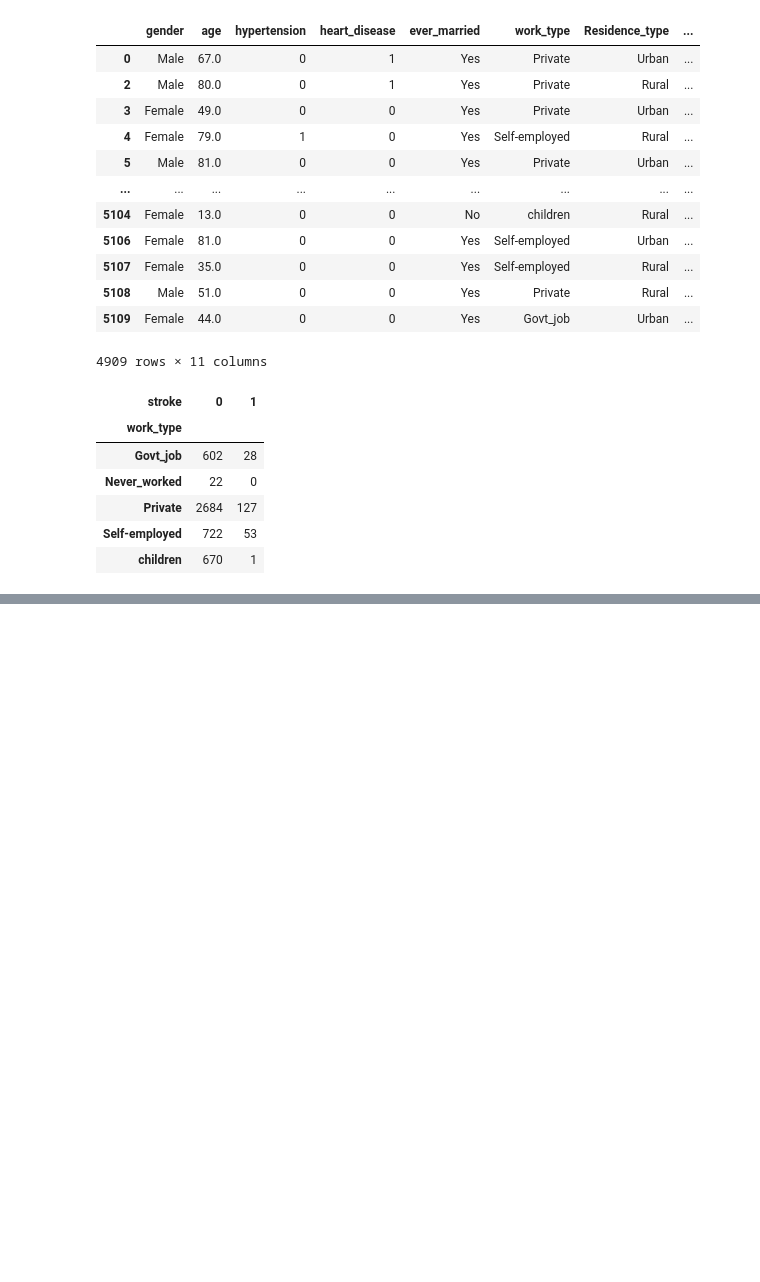
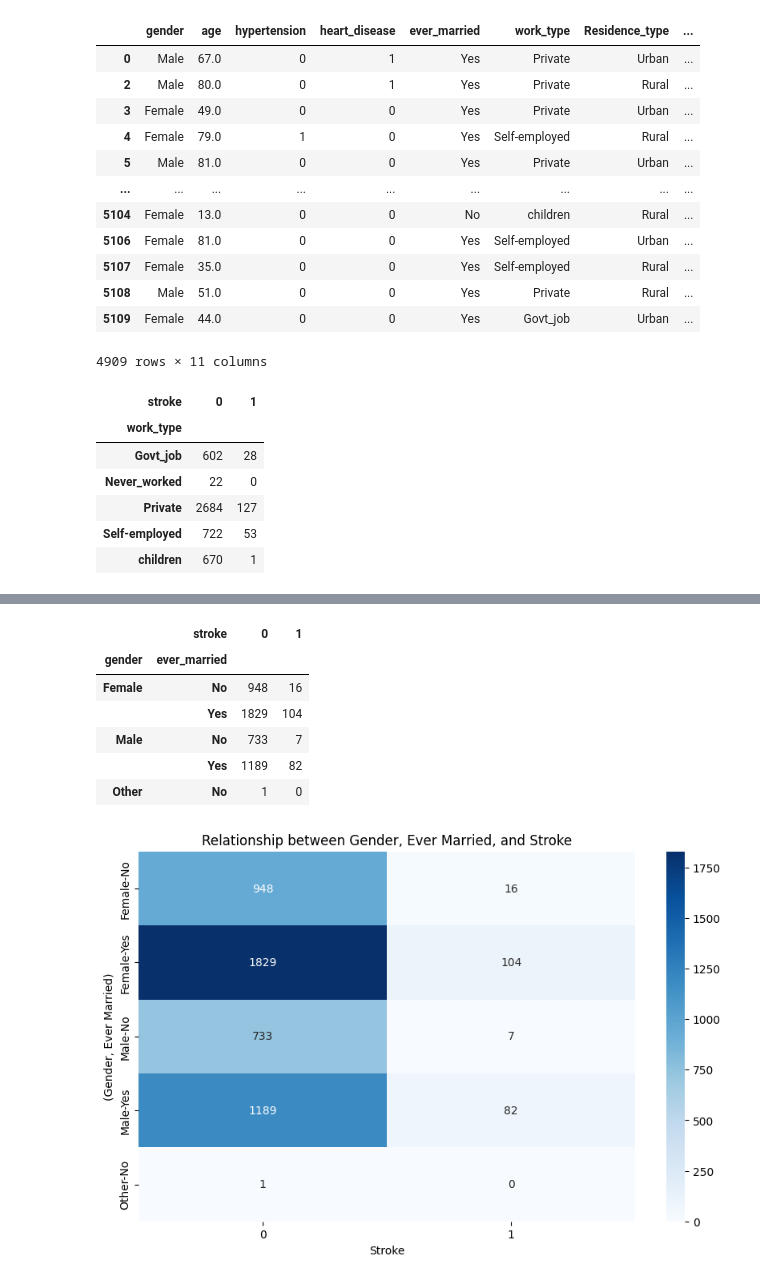
Before and after one commit to Shin1am/EGBI222_Pair_Project_6713376_6713389, a Jupyter notebook: EGBI222_Project.ipynb, the cells around one changed output, grey strips where cells are left out. Drawn from its saved outputs; the diff is of its cells as text; code cells hidden in the pictures; blank space fills up the shorter version.

```diff
--- a/EGBI222_Project.ipynb
+++ b/EGBI222_Project.ipynb
@@ -359,0 +467,23 @@ plt.show()
+# %%
+# Group by three categorical columns and count the occurrences
+grouped_counts = df.groupby(['gender', 'ever_married', 'stroke']).size().unstack(fill_value=0)
+
+# Display the grouped counts
+display(grouped_counts)
+
+# Create a heatmap
+plt.figure(figsize=(10, 6))
+sns.heatmap(grouped_counts, annot=True, fmt='d', cmap='Blues')
+plt.title('Relationship between Gender, Ever Married, and Stroke')
+plt.xlabel('Stroke')
+plt.ylabel('(Gender, Ever Married)')
+plt.show()
+# %% [output]
+|  | stroke | 0 | 1 |
+| gender | ever_married |  |  |
+| Female | No | 948 | 16 |
+|  | Yes | 1829 | 104 |
+| Male | No | 733 | 7 |
+|  | Yes | 1189 | 82 |
+| Other | No | 1 | 0 |
+[figure, added]
```
Also changed, not shown: parts of 22 cells of this notebook.
